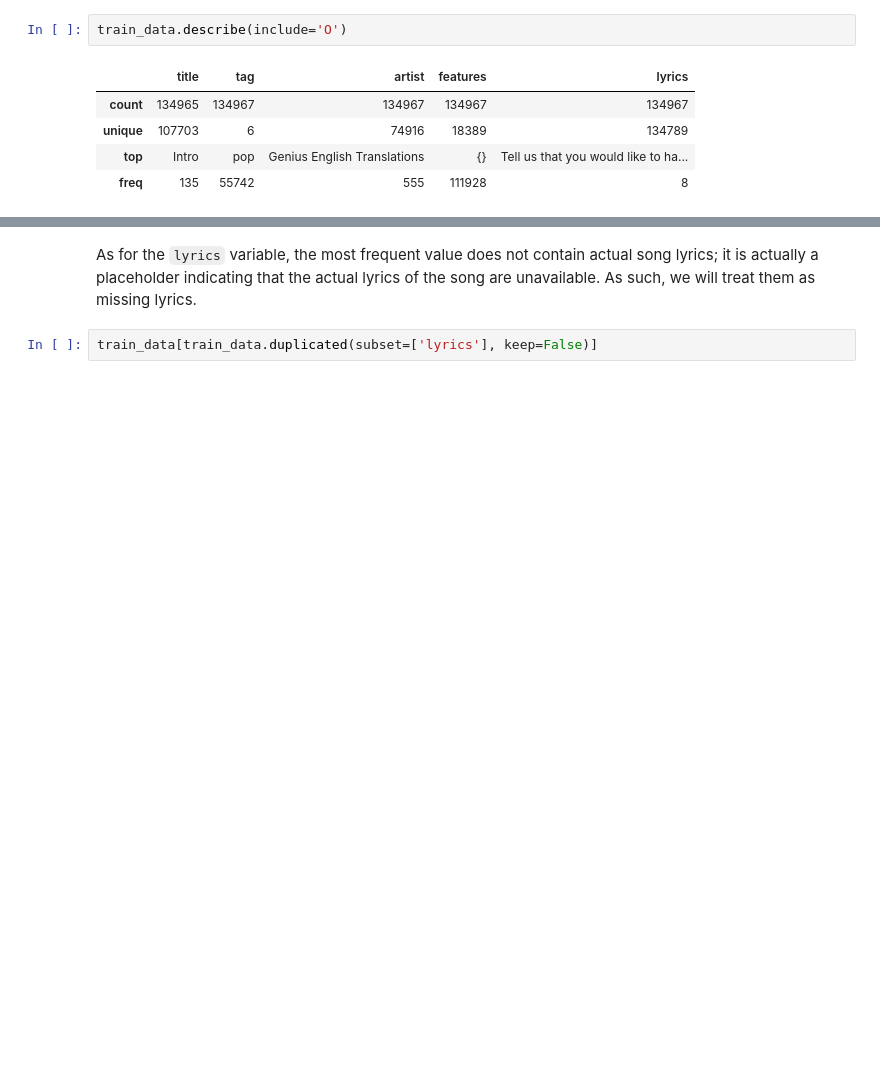
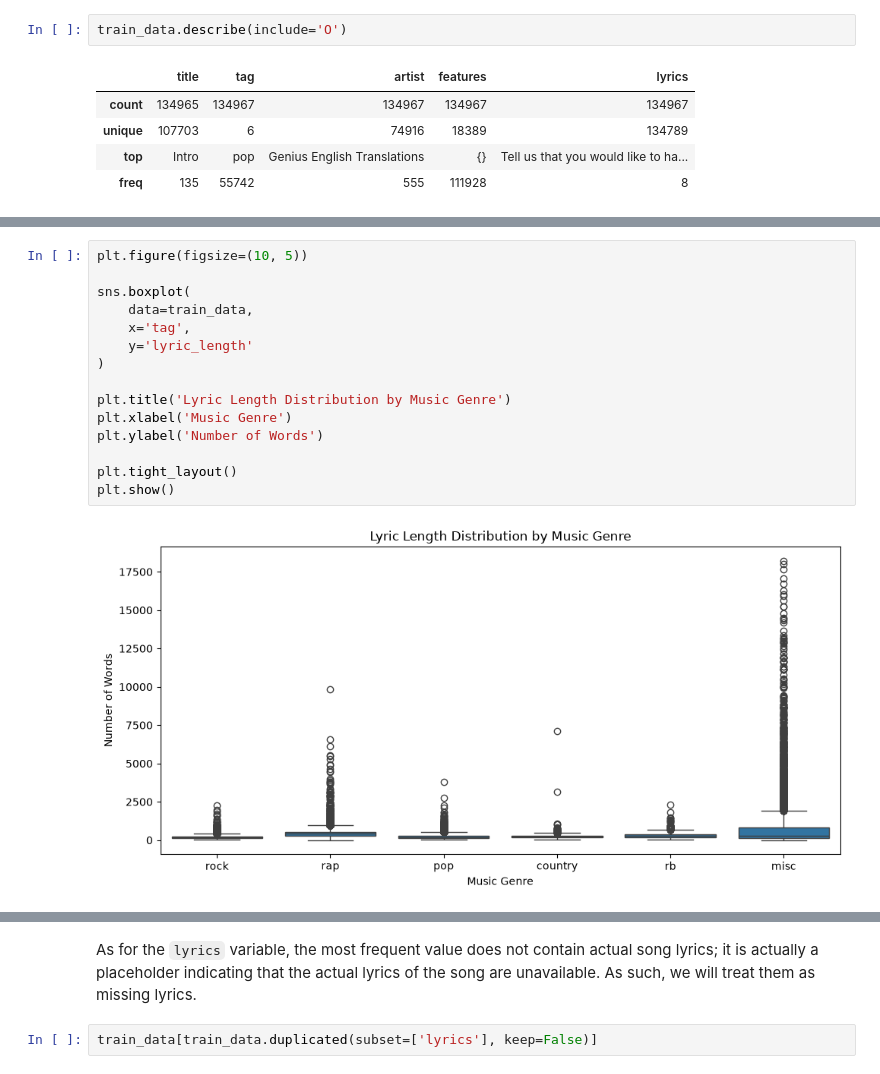
Before and after one commit to iinesclaro/text_mining, a Jupyter notebook: 01_eda_baseline.ipynb, the cells around one changed output, grey strips where cells are left out. Saved outputs shown, nothing was run; the diff lists cells and outputs as text; blank space fills up the shorter version.

```diff
--- a/01_eda_baseline.ipynb
+++ b/01_eda_baseline.ipynb
@@ -263,0 +283,17 @@ train_data.describe(include='O')
+# %%
+plt.figure(figsize=(10, 5))
+
+sns.boxplot(
+    data=train_data,
+    x='tag',
+    y='lyric_length'
+)
+
+plt.title('Lyric Length Distribution by Music Genre')
+plt.xlabel('Music Genre')
+plt.ylabel('Number of Words')
+
+plt.tight_layout()
+plt.show()
+# %% [output]
+[figure, added]
```
Also changed, not shown: parts of 33 cells of this notebook.
